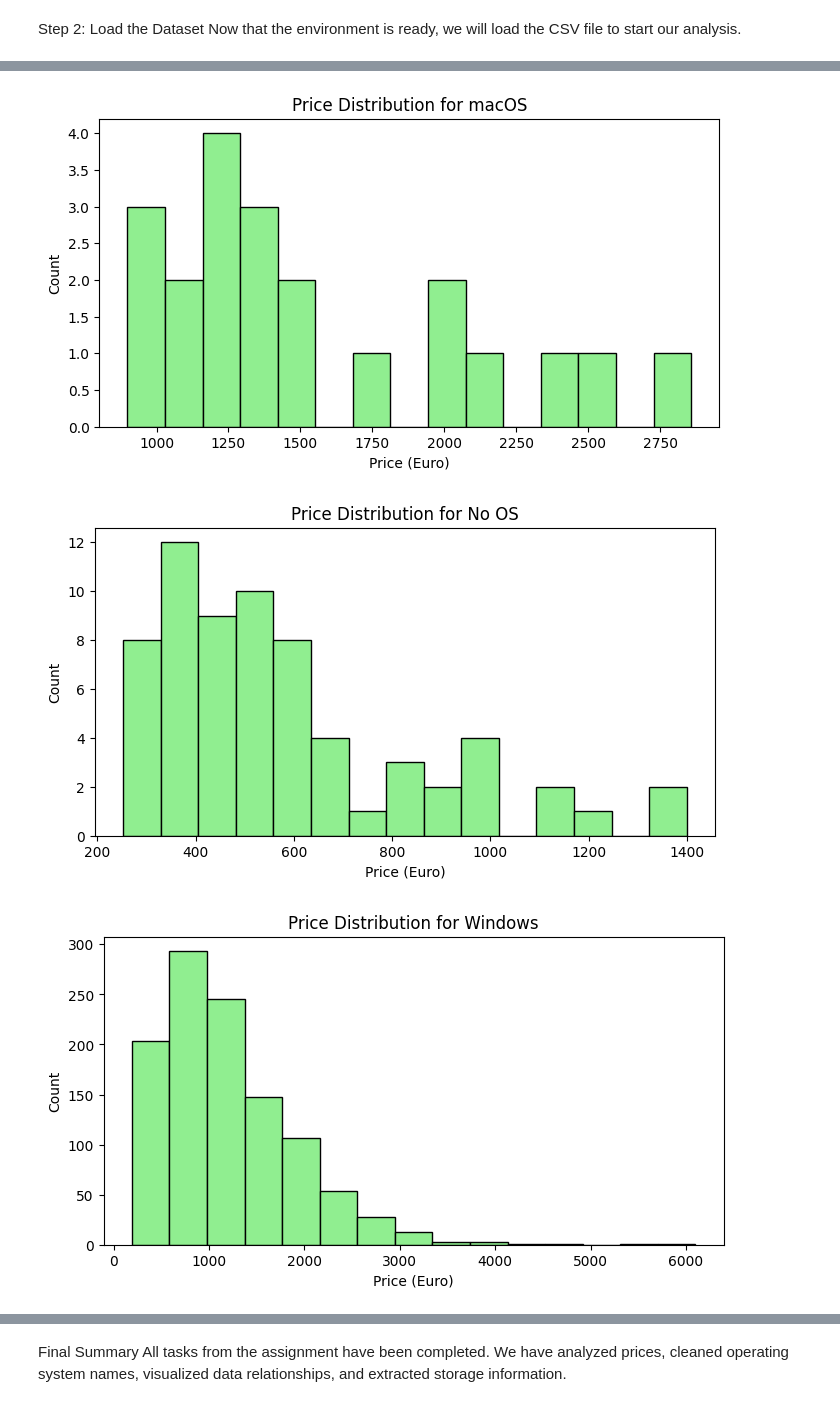
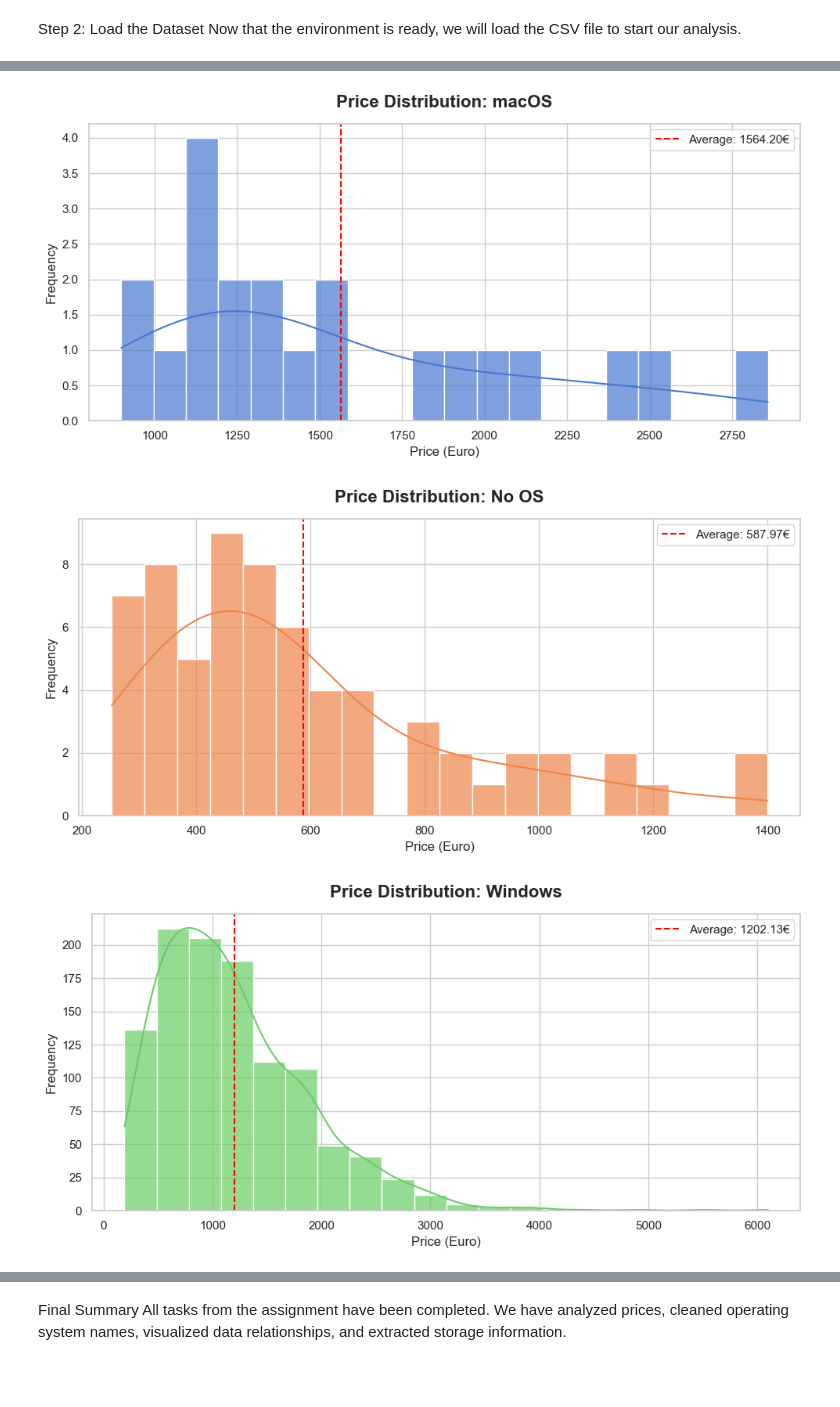
Before and after one commit to Yaelb12/MiniProject_Neuro_New, a Jupyter notebook: analysis.ipynb, the cells around one changed output, grey strips where cells are left out. Saved outputs shown, nothing was run; the diff lists cells and outputs as text; code cells hidden in the pictures; blank space fills up the shorter version.

Commit message:
Final project - upgraded all plots and documentation

```diff
--- a/analysis.ipynb
+++ b/analysis.ipynb
@@ -39,12 +39,16 @@ We are visualizing the distribution of prices for all laptops in the dataset.
 # %%
-# Create a histogram to see how many laptops are in each price range
+# Set the visual style
+sns.set_theme(style="whitegrid")
+
 plt.figure(figsize=(10, 6))
-plt.hist(df['Price (Euro)'], bins=20, color='skyblue', edgecolor='black')
 
-# Adding labels and titles as requested in the instructions
-plt.title('Distribution of Laptop Prices')
-plt.xlabel('Price (Euros)')
-plt.ylabel('Count of Laptops')
+# Creating a styled histogram
+sns.histplot(df['Price (Euro)'], kde=True, color='teal', bins=25)
+
+# Mandatory Labels and Titles according to instructions
+plt.title('Distribution of Laptop Prices', fontsize=15, pad=20)
+plt.xlabel('Price (Euros)', fontsize=12)
+plt.ylabel('Frequency (Number of Laptops)', fontsize=12)
 
 plt.show()
 # %% [output]
@@ -116,24 +138,33 @@ We are creating separate plots for each operating system to see how their prices
 # %%
-# Get the list of unique operating systems after cleaning
-systems = df['OpSys'].unique()
+# Get the unique operating systems after the cleanup
+unique_systems = df['OpSys'].unique()
 
-# Create a plot for each operating system
-for os_name in systems:
-    plt.figure(figsize=(8, 4))
+# Define a color palette for the plots
+colors = sns.color_palette("muted", len(unique_systems))
 
-    # Filter the data for the specific OS
+# Create a separate plot for each operating system
+for i, os_name in enumerate(unique_systems):
+    plt.figure(figsize=(10, 5))
+
+    # Filter data for the specific OS
     os_data = df[df['OpSys'] == os_name]
 
-    # Create the histogram
-    plt.hist(os_data['Price (Euro)'], bins=15, color='lightgreen', edgecolor='black')
+    # Create an advanced distribution plot (Histogram + Density curve)
+    sns.histplot(os_data['Price (Euro)'], kde=True, color=colors[i], bins=20, alpha=0.7)
 
-    # Add titles and labels as required
-    plt.title(f'Price Distribution for {os_name}')
-    plt.xlabel('Price (Euro)')
-    plt.ylabel('Count')
+    # Add titles and labels with specific formatting
+    plt.title(f'Price Distribution: {os_name}', fontsize=16, fontweight='bold', pad=15)
+    plt.xlabel('Price (Euro)', fontsize=12)
+    plt.ylabel('Frequency', fontsize=12)
 
+    # Add a vertical line for the average price (Bonus Upgrade!)
+    avg_price = os_data['Price (Euro)'].mean()
+    plt.axvline(avg_price, color='red', linestyle='--', label=f'Average: {avg_price:.2f}€')
+    plt.legend()
+
+    plt.tight_layout()
     plt.show()
 # %% [output]
-[figure, old version]
+[figure, new version]
-[figure, old version]
+[figure, new version]
-[figure, old version]
+[figure, new version]
```
Also changed, not shown: parts of 14 cells of this notebook.
